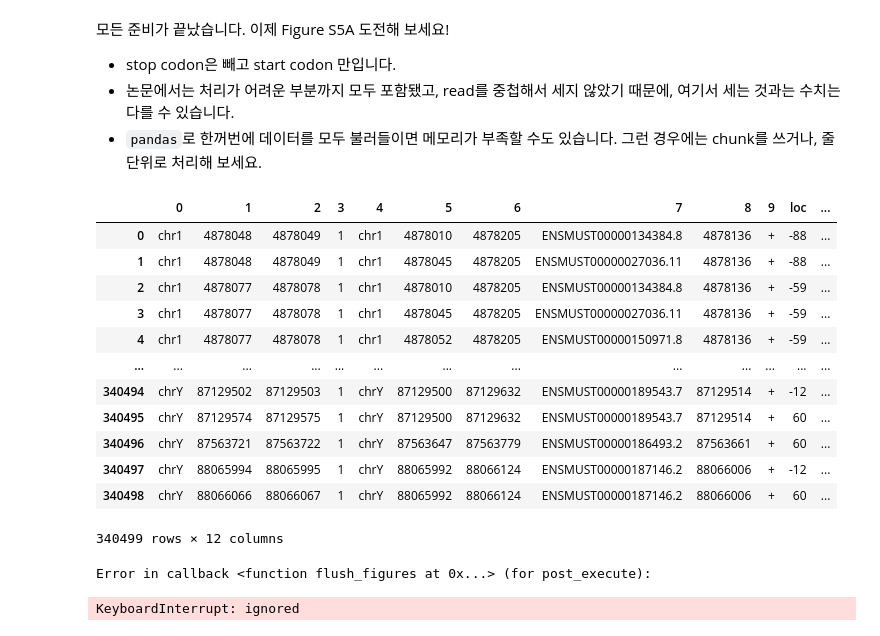
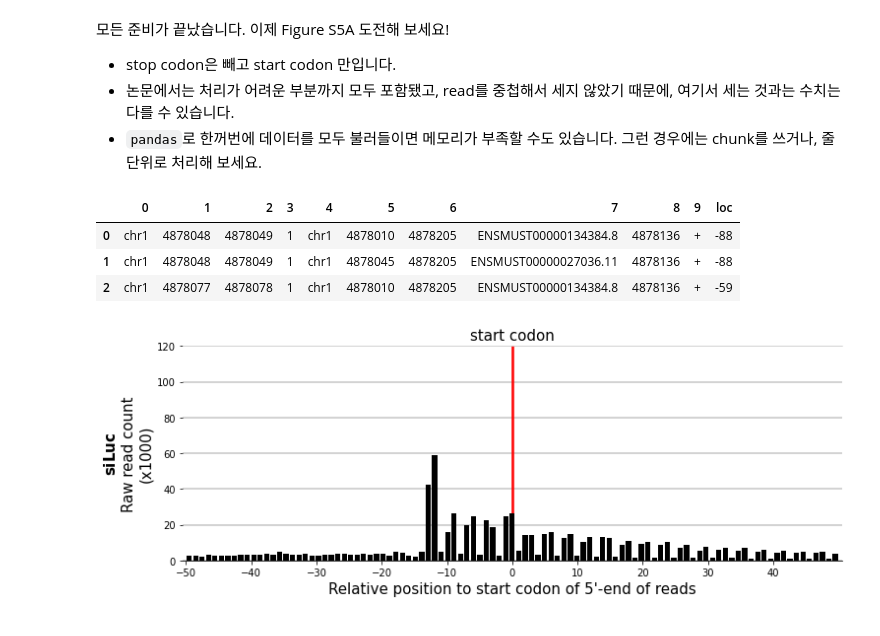
Before and after one commit to dong-gi-jang/binfo, a Jupyter notebook: Week2_FigS5A.ipynb, the cells around one changed output. Drawn from its saved outputs; the diff is of its cells as text; code cells hidden in the pictures.

```diff
--- a/Week2_FigS5A.ipynb
+++ b/Week2_FigS5A.ipynb
@@ -308,16 +306,0 @@ fivef_RPFLuc['loc'] = (fivef_RPFLuc[1]-fivef_RPFLuc[8])
-# %%
-fivef_RPFLuc
-# %% [output]
-|  | 0 | 1 | 2 | 3 | 4 | 5 | 6 | 7 | 8 | 9 | loc | ... |
-| 0 | chr1 | 4878048 | 4878049 | 1 | chr1 | 4878010 | 4878205 | ENSMUST00000134384.8 | 4878136 | + | -88 | ... |
-| 1 | chr1 | 4878048 | 4878049 | 1 | chr1 | 4878045 | 4878205 | ENSMUST00000027036.11 | 4878136 | + | -88 | ... |
-| 2 | chr1 | 4878077 | 4878078 | 1 | chr1 | 4878010 | 4878205 | ENSMUST00000134384.8 | 4878136 | + | -59 | ... |
-| 3 | chr1 | 4878077 | 4878078 | 1 | chr1 | 4878045 | 4878205 | ENSMUST00000027036.11 | 4878136 | + | -59 | ... |
-| 4 | chr1 | 4878077 | 4878078 | 1 | chr1 | 4878052 | 4878205 | ENSMUST00000150971.8 | 4878136 | + | -59 | ... |
-| ... | ... | ... | ... | ... | ... | ... | ... | ... | ... | ... | ... | ... |
-| 340494 | chrY | 87129502 | 87129503 | 1 | chrY | 87129500 | 87129632 | ENSMUST00000189543.7 | 87129514 | + | -12 | ... |
-| 340495 | chrY | 87129574 | 87129575 | 1 | chrY | 87129500 | 87129632 | ENSMUST00000189543.7 | 87129514 | + | 60 | ... |
-| 340496 | chrY | 87563721 | 87563722 | 1 | chrY | 87563647 | 87563779 | ENSMUST00000186493.2 | 87563661 | + | 60 | ... |
-| 340497 | chrY | 88065994 | 88065995 | 1 | chrY | 88065992 | 88066124 | ENSMUST00000187146.2 | 88066006 | + | -12 | ... |
-| 340498 | chrY | 88066066 | 88066067 | 1 | chrY | 88065992 | 88066124 | ENSMUST00000187146.2 | 88066006 | + | 60 | ... |
-340499 rows × 12 columns
@@ -329,17 +307,43 @@ a['normed'] = a[3]/1000
+# %%
+# start codon에 대한 read 5' end의 상대적 위치
+fivef_RPFLuc['loc'] = (fivef_RPFLuc[1]-fivef_RPFLuc[8])
+fivef_RPFLuc.head(3)
+# %% [output]
+|  | 0 | 1 | 2 | 3 | 4 | 5 | 6 | 7 | 8 | 9 | loc |
+| 0 | chr1 | 4878048 | 4878049 | 1 | chr1 | 4878010 | 4878205 | ENSMUST00000134384.8 | 4878136 | + | -88 |
+| 1 | chr1 | 4878048 | 4878049 | 1 | chr1 | 4878045 | 4878205 | ENSMUST00000027036.11 | 4878136 | + | -88 |
+| 2 | chr1 | 4878077 | 4878078 | 1 | chr1 | 4878010 | 4878205 | ENSMUST00000134384.8 | 4878136 | + | -59 |
+# %%
+# already binned table
+fivef_RPFLuc_binned = fivef_RPFLuc.groupby('loc')[3].sum().reset_index()
+# %%
+# weight
+fivef_RPFLuc_binned['1000x'] = fivef_RPFLuc_binned[3]/1000
 # %%
 import matplotlib.pyplot as plt
 import numpy as np
-wgarray = np.array([0.001]*340499)
+plt.figure(figsize=(12,4))
 
-plt.xlabel('Relative position to start codon of 5\'-end of reads')
-plt.ylabel('siLuc Raw read count (x1000)')
-plt.xlim(-50,50)
+plt.title('start codon',fontsize=15)
+plt.xlabel('Relative position to start codon of 5\'-end of reads',fontsize=15)
+ylabel = r'$\bf{{{siLuc}}}$'.format(siLuc='siLuc')
+ylabel += '\nRaw read count\n(x1000)'
+plt.ylabel(ylabel,fontsize=15)
+plt.gca().spines['right'].set_visible(False)
+plt.gca().spines['left'].set_visible(False)
+plt.gca().spines['top'].set_color('lightgrey')
+
+
 plt.xticks(np.arange(-50,50,10))
-#plt.ylim(0,150)
-plt.grid(True, axis='y')
-plt.hist(fivef_RPFLuc['loc'],bins=300000,range=[-7536,6890],color='grey',weights =wgarray )
-plt.axvline(x=0,color='red')
+plt.ylim(0,120)
+plt.xlim(-50.5,50.5)
+plt.grid(True, axis='y',color='lightgrey',lw=2)
+
+plt.axvline(x=0,color='red',lw=2.5,zorder=2)
+
+plt.hist(fivef_RPFLuc_binned['loc'],bins=101,range=[-50,50], weights=fivef_RPFLuc_binned['1000x'],color='black',rwidth=0.8,zorder=3)
+
+plt.show()
 None
 # %% [output]
-Error in callback <function flush_figures at 0x...> (for post_execute):
-KeyboardInterrupt: ignored
+[figure, added]
```
Also changed, not shown: parts of 7 cells of this notebook.
